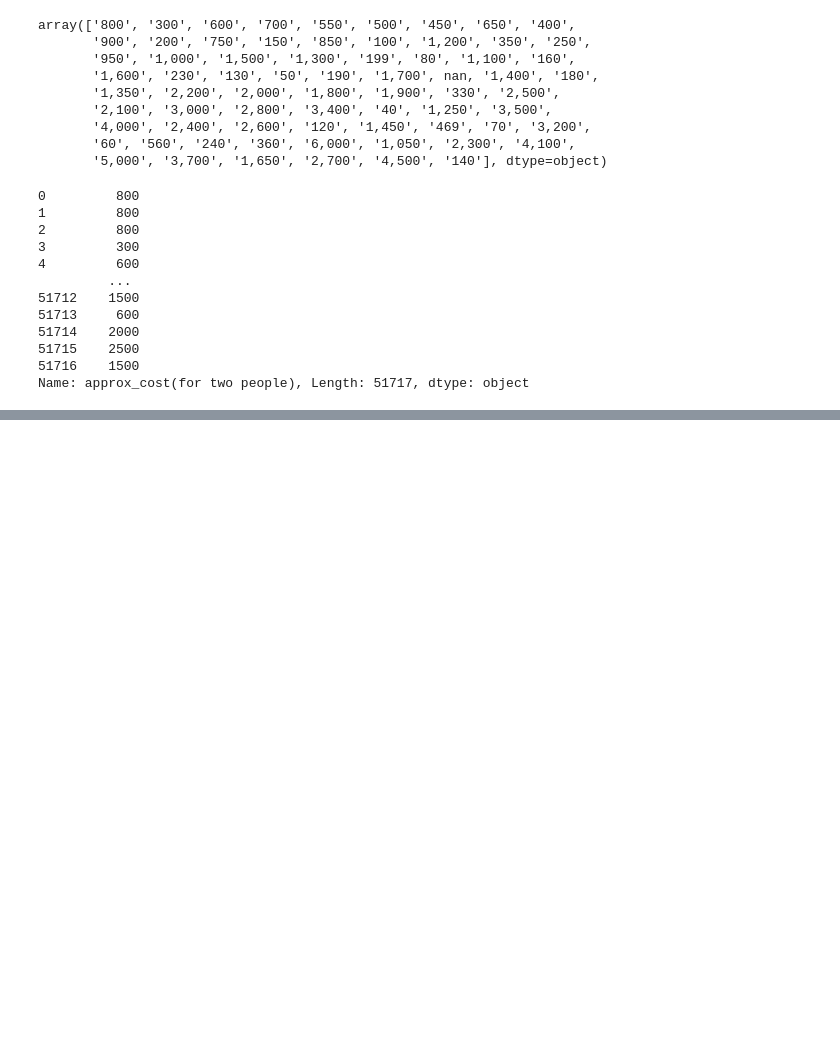
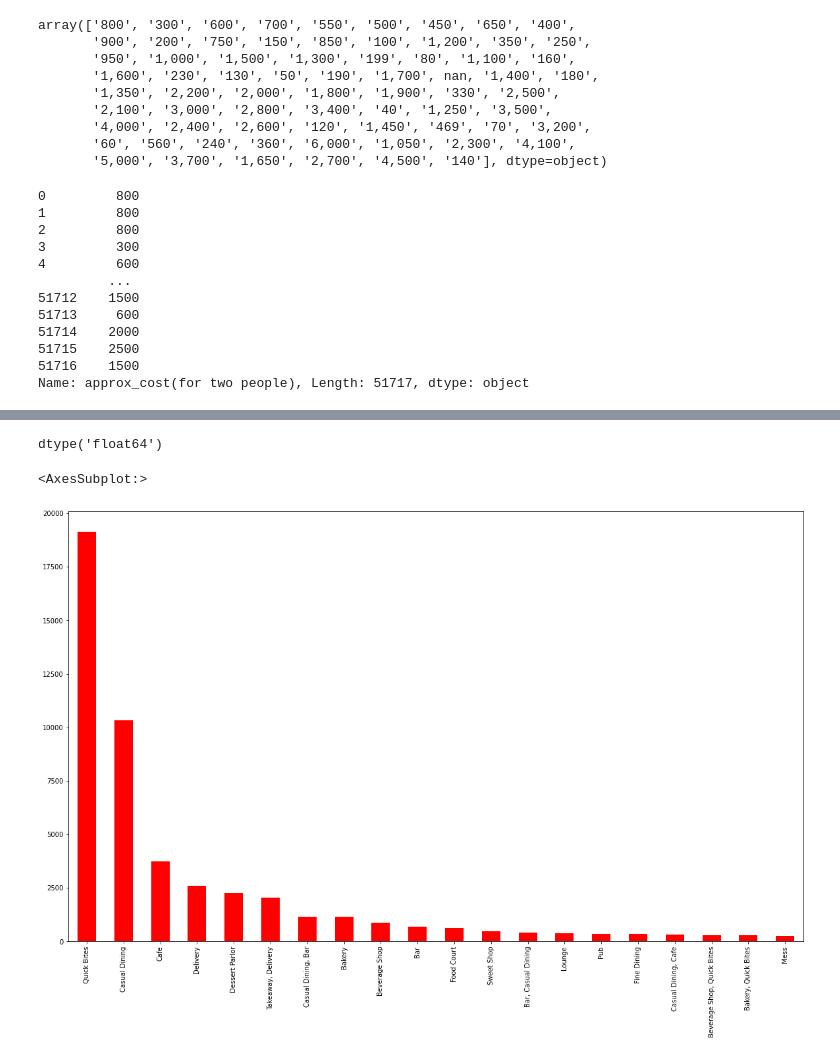
Before and after one commit to AtigPurohit/Success-of-a-Zomato-Restaurant, a Jupyter notebook: Success of a Zomato restaurant.ipynb, the cells around one changed output, grey strips where cells are left out. Saved outputs shown, nothing was run; the diff lists cells and outputs as text; code cells hidden in the pictures; blank space fills up the shorter version.

```diff
--- a/Success of a Zomato restaurant.ipynb
+++ b/Success of a Zomato restaurant.ipynb
@@ -191,0 +202,20 @@ Name: approx_cost(for two people), Length: 51717, dtype: object
+# %%
+def split(x):
+    return x.split('/')[0]
+# %%
+dataset['rate'] = dataset['rate'].astype(str).apply(split)
+# %%
+dataset['rate'].replace('-',0,inplace=True)
+dataset['rate'].replace('NEW',0,inplace=True)
+# %%
+dataset['rate'] = dataset['rate'].astype(float)
+# %%
+dataset['rate'].dtype
+# %% [output]
+dtype('float64')
+# %%
+plt.figure(figsize=(20,12))
+dataset['rest_type'].value_counts().nlargest(20).plot.bar(color='red')
+# %% [output]
+<AxesSubplot:>
+[figure, added]
```
Also changed, not shown: parts of 25 cells of this notebook, 1 other file.
